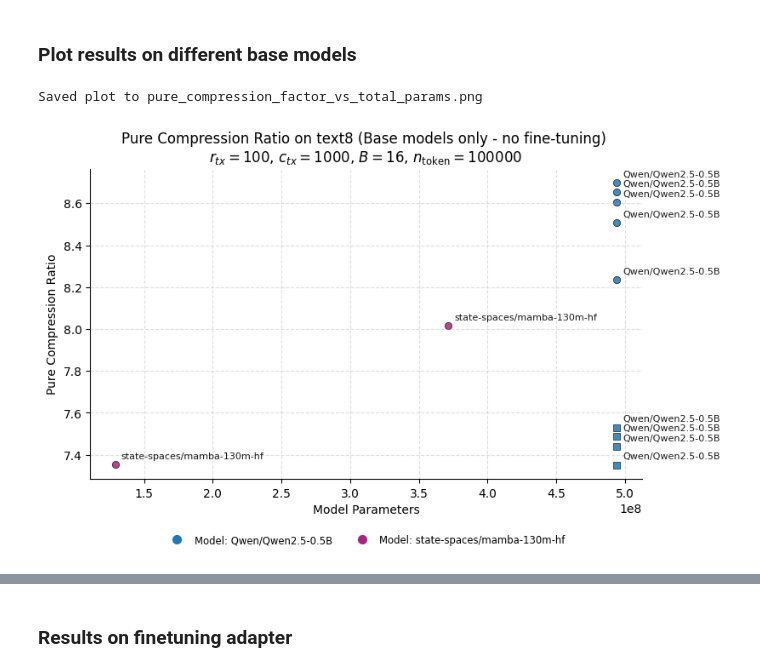
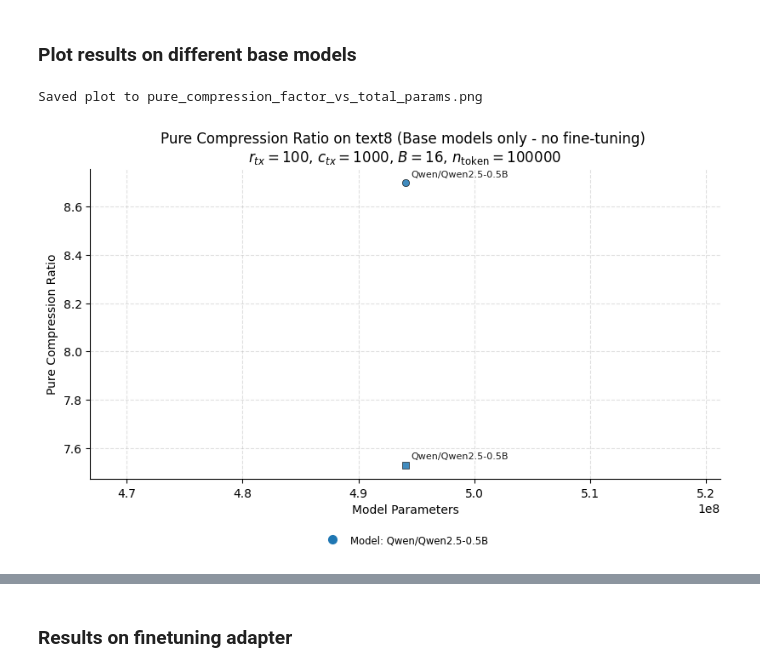
Before and after one commit to utndatasystems/compression-economics, a Jupyter notebook: other_files/llm_compression_plots/plot_compression_results.ipynb, the cells around one changed output, grey strips where cells are left out. Cells and saved outputs as stored; diff of their text form; code cells hidden in the pictures.

```diff
--- a/other_files/llm_compression_plots/plot_compression_results.ipynb
+++ b/other_files/llm_compression_plots/plot_compression_results.ipynb
@@ -510,7 +509,7 @@ df_plot = df[['run_key', 'rank', 'peft', 'encoding', 'adapter_params', y_col, fi
 df_plot = df[(df['adapter_size_bytes'] == 0)] # & (~df_plot['run_key'].str.contains("quant", case=False))]
 df_plot = df_plot.dropna(subset=["model_name"])  # Keep only allowed models
 
-#df_plot = restrict_df(df_plot, filter, filter_value)
+df_plot = restrict_df(df_plot, filter, filter_value)
 
 # --- Setup figure ---
 fig, ax = plt.subplots(figsize=(8, 5), constrained_layout=True) #dpi=200)
@@ -571,32 +570,32 @@ for model, color in COLOR_BY_MODEL.items():
 
 # Add encoding shape handles (gray color to distinguish shape)
 for enc, marker in MARKER_BY_ENCODING.items():
     legend_handles.append(
         Line2D([], [], color='gray', marker=marker, linestyle='None',
                markersize=7, label=f"Encoding: {enc}")
     )
 
 # Get all unique models in the plot, create handles only for these models
 models_in_plot = df_plot['model_name'].unique()
 legend_handles = [
     Line2D([], [], color=COLOR_BY_MODEL[model], marker='o', linestyle='None', markersize=7, label=f"Model: {model}")
     for model in models_in_plot]
 
 # --- Add a single merged legend ---
 ax.legend(handles=legend_handles,
           loc='upper center',
           bbox_to_anchor=(0.5, -0.15),
           ncol=3,
           frameon=False,
           fontsize='small')
 
 # --- Save figure ---
 plt.savefig(save_path, dpi=300, bbox_inches='tight')
 
 print(f"Saved plot to {save_path}")
 
 plt.show()
 # %% [output]
 Saved plot to pure_compression_factor_vs_total_params.png
-[figure, old version]
+[figure, new version]
 # %% [markdown]
```
Also changed, not shown: parts of 7 cells of this notebook, 1 other file.
